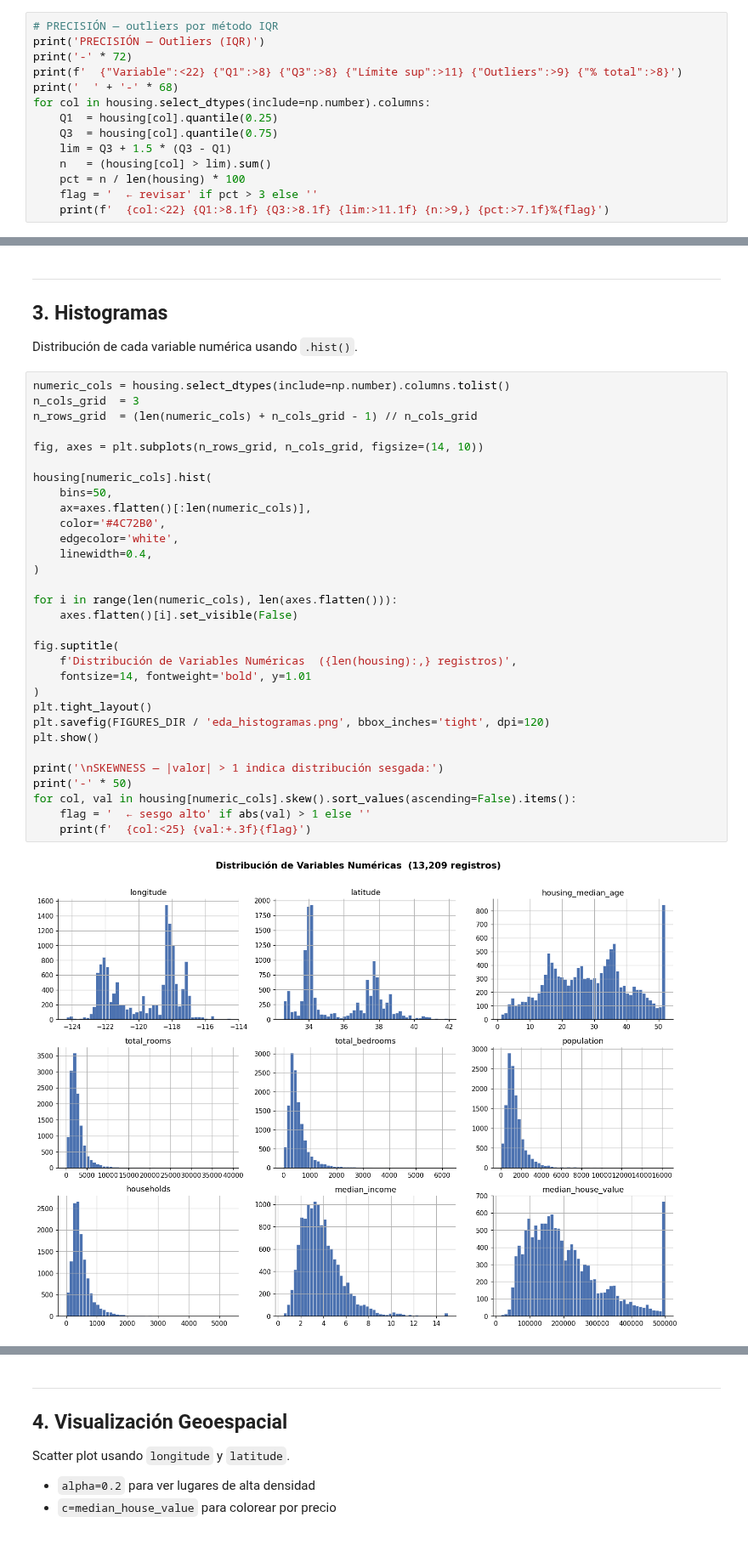
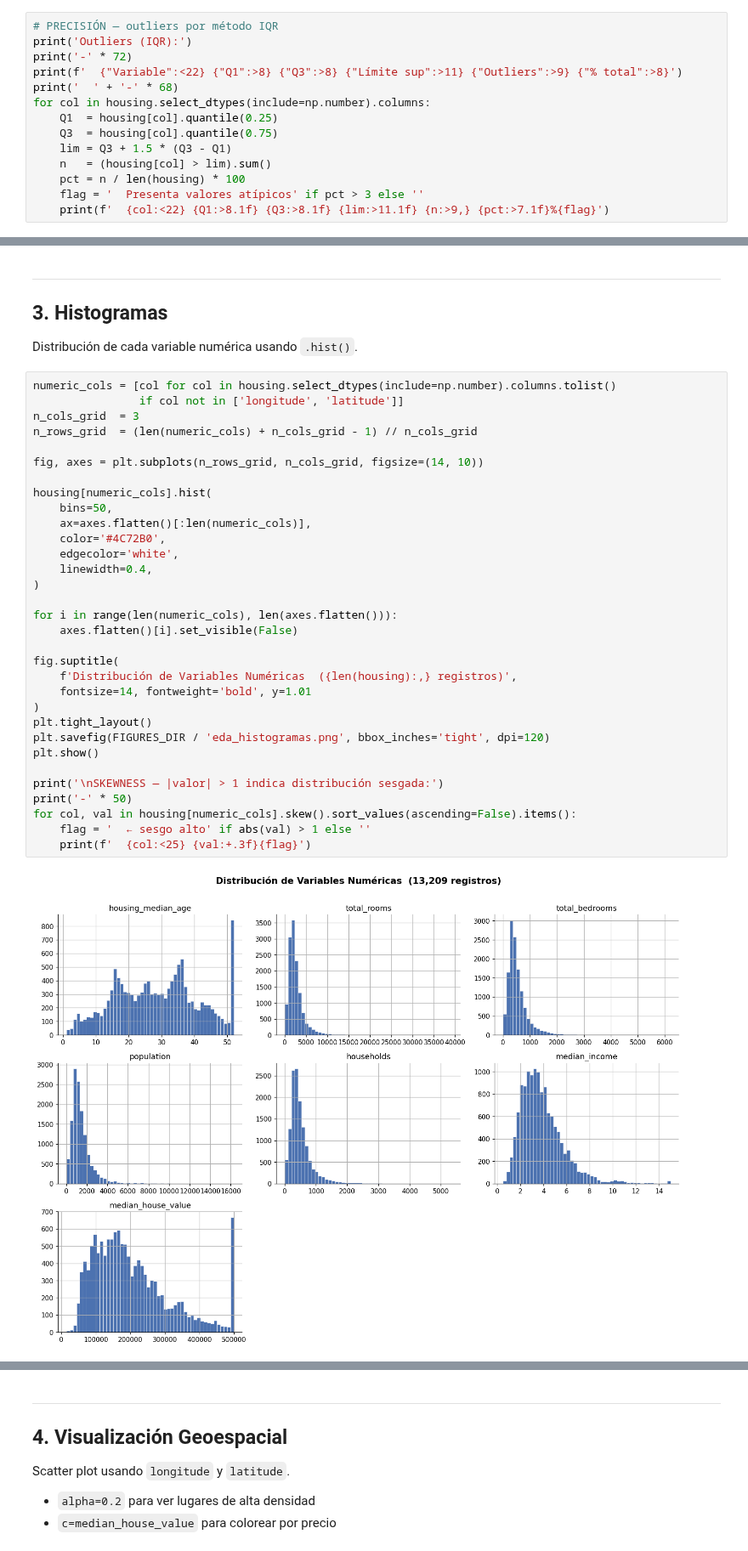
Before and after one commit to osbonilla/ds-ml-project-template, a Jupyter notebook: notebooks/01_exploracion.ipynb, the cells around one changed output, grey strips where cells are left out. Shown at 85% size. Cells and saved outputs as stored; diff of their text form.

```diff
--- a/notebooks/01_exploracion.ipynb
+++ b/notebooks/01_exploracion.ipynb
@@ -181,7 +194,7 @@ ocean_proximity — valores únicos y frecuencias:
   ISLAND               1  (0.0%)
 # %%
 # PRECISIÓN — outliers por método IQR
-print('PRECISIÓN — Outliers (IQR)')
+print('Outliers (IQR):')
 print('-' * 72)
 print(f'  {"Variable":<22} {"Q1":>8} {"Q3":>8} {"Límite sup":>11} {"Outliers":>9} {"% total":>8}')
 print('  ' + '-' * 68)
@@ -191,6 +204,6 @@ for col in housing.select_dtypes(include=np.number).columns:
     lim = Q3 + 1.5 * (Q3 - Q1)
     n   = (housing[col] > lim).sum()
     pct = n / len(housing) * 100
-    flag = '  ← revisar' if pct > 3 else ''
+    flag = '  Presenta valores atípicos' if pct > 3 else ''
     print(f'  {col:<22} {Q1:>8.1f} {Q3:>8.1f} {lim:>11.1f} {n:>9,} {pct:>7.1f}%{flag}')
 # %% [output]
@@ -232,38 +243,39 @@ Estos registros tienen el mismo valor aunque el precio real sea mayor.
 
 Distribución de cada variable numérica usando `.hist()`.
 # %%
-numeric_cols = housing.select_dtypes(include=np.number).columns.tolist()
+numeric_cols = [col for col in housing.select_dtypes(include=np.number).columns.tolist()
+                if col not in ['longitude', 'latitude']]
 n_cols_grid  = 3
 n_rows_grid  = (len(numeric_cols) + n_cols_grid - 1) // n_cols_grid
 
 fig, axes = plt.subplots(n_rows_grid, n_cols_grid, figsize=(14, 10))
 
 housing[numeric_cols].hist(
     bins=50,
     ax=axes.flatten()[:len(numeric_cols)],
     color='#4C72B0',
     edgecolor='white',
     linewidth=0.4,
 )
 
 for i in range(len(numeric_cols), len(axes.flatten())):
     axes.flatten()[i].set_visible(False)
 
 fig.suptitle(
     f'Distribución de Variables Numéricas  ({len(housing):,} registros)',
     fontsize=14, fontweight='bold', y=1.01
 )
 plt.tight_layout()
 plt.savefig(FIGURES_DIR / 'eda_histogramas.png', bbox_inches='tight', dpi=120)
 plt.show()
 
 print('\nSKEWNESS — |valor| > 1 indica distribución sesgada:')
 print('-' * 50)
 for col, val in housing[numeric_cols].skew().sort_values(ascending=False).items():
     flag = '  ← sesgo alto' if abs(val) > 1 else ''
     print(f'  {col:<25} {val:+.3f}{flag}')
 # %% [output]
-[figure, old version]
+[figure, new version]
 SKEWNESS — |valor| > 1 indica distribución sesgada:
 --------------------------------------------------
   total_rooms               +4.257  ← sesgo alto
```
Also changed, not shown: parts of 20 cells of this notebook, 9 other files.
